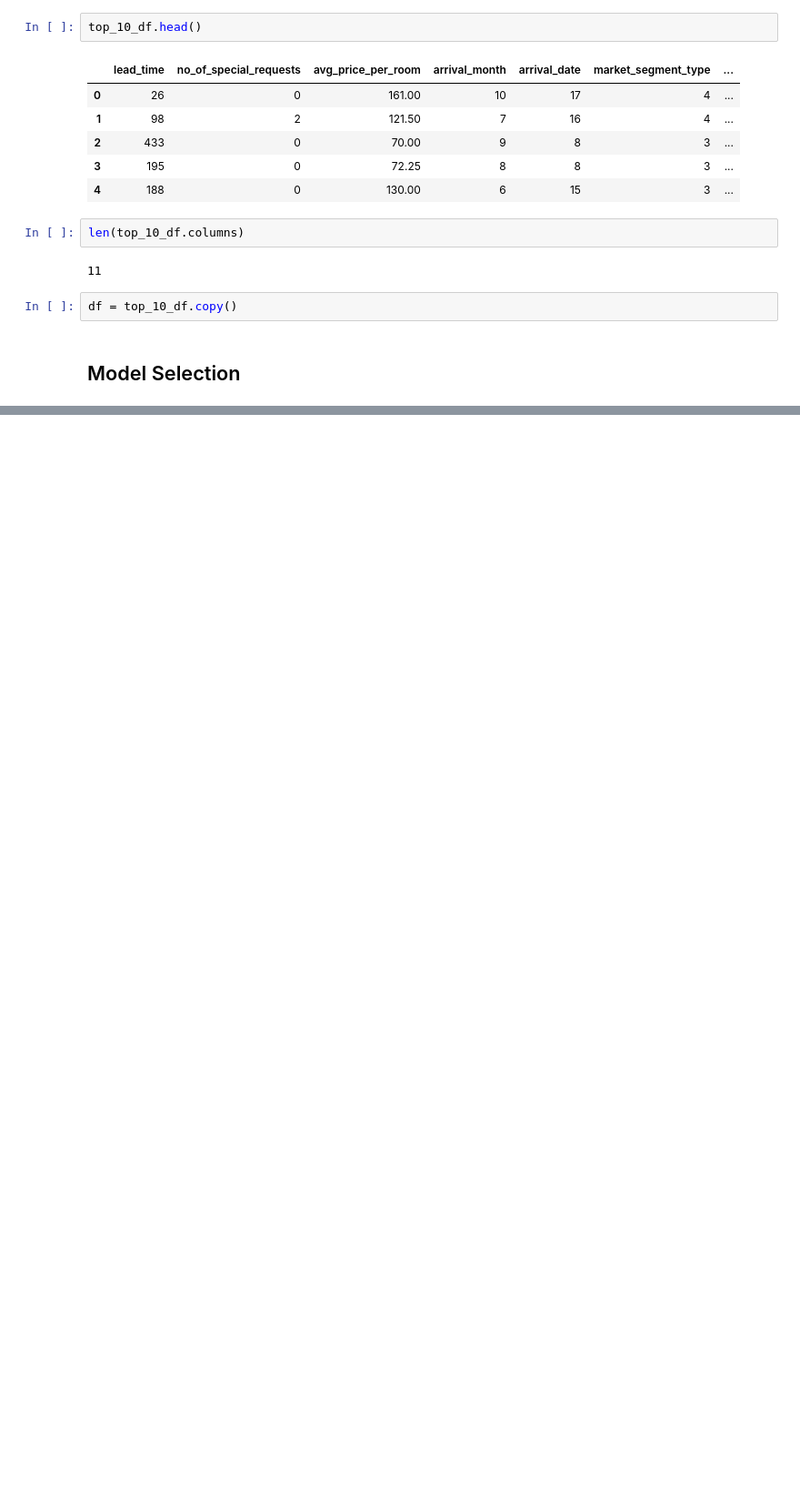
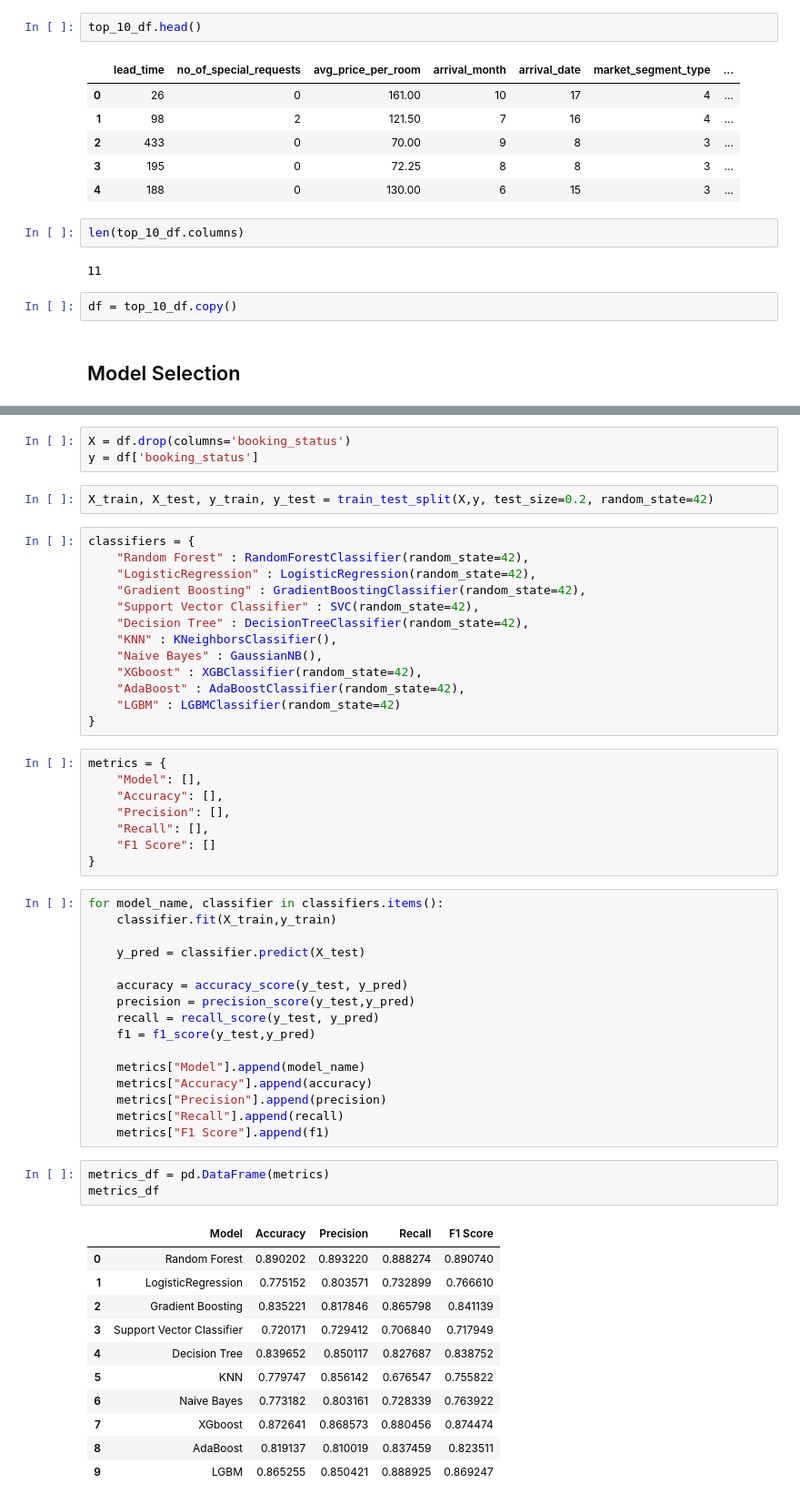
Before and after one commit to JV456/GuestGazer, a Jupyter notebook: notebook/notebook.ipynb, the cells around one changed output, grey strips where cells are left out. Shown at 91% size. Saved outputs shown, nothing was run; the diff lists cells and outputs as text; blank space fills up the shorter version.

Commit message:
Jupyter Notebook Testing - Model Training Done

```diff
--- a/notebook/notebook.ipynb
+++ b/notebook/notebook.ipynb
@@ -594,0 +627,57 @@ df = top_10_df.copy()
+# %%
+X = df.drop(columns='booking_status')
+y = df['booking_status']
+# %%
+X_train, X_test, y_train, y_test = train_test_split(X,y, test_size=0.2, random_state=42)
+# %%
+classifiers = {
+    "Random Forest" : RandomForestClassifier(random_state=42),
+    "LogisticRegression" : LogisticRegression(random_state=42),
+    "Gradient Boosting" : GradientBoostingClassifier(random_state=42),
+    "Support Vector Classifier" : SVC(random_state=42),
+    "Decision Tree" : DecisionTreeClassifier(random_state=42),
+    "KNN" : KNeighborsClassifier(),
+    "Naive Bayes" : GaussianNB(),
+    "XGboost" : XGBClassifier(random_state=42),
+    "AdaBoost" : AdaBoostClassifier(random_state=42),
+    "LGBM" : LGBMClassifier(random_state=42)
+}
+# %%
+metrics = {
+    "Model": [],
+    "Accuracy": [],
+    "Precision": [],
+    "Recall": [],
+    "F1 Score": []
+}
+# %%
+for model_name, classifier in classifiers.items():
+    classifier.fit(X_train,y_train)
+
+    y_pred = classifier.predict(X_test)
+
+    accuracy = accuracy_score(y_test, y_pred)
+    precision = precision_score(y_test,y_pred)
+    recall = recall_score(y_test, y_pred)
+    f1 = f1_score(y_test,y_pred)
+
+    metrics["Model"].append(model_name)
+    metrics["Accuracy"].append(accuracy)
+    metrics["Precision"].append(precision)
+    metrics["Recall"].append(recall)
+    metrics["F1 Score"].append(f1)
+# %%
+metrics_df = pd.DataFrame(metrics)
+metrics_df
+# %% [output]
+|  | Model | Accuracy | Precision | Recall | F1 Score |
+| 0 | Random Forest | 0.890202 | 0.893220 | 0.888274 | 0.890740 |
+| 1 | LogisticRegression | 0.775152 | 0.803571 | 0.732899 | 0.766610 |
+| 2 | Gradient Boosting | 0.835221 | 0.817846 | 0.865798 | 0.841139 |
+| 3 | Support Vector Classifier | 0.720171 | 0.729412 | 0.706840 | 0.717949 |
+| 4 | Decision Tree | 0.839652 | 0.850117 | 0.827687 | 0.838752 |
+| 5 | KNN | 0.779747 | 0.856142 | 0.676547 | 0.755822 |
+| 6 | Naive Bayes | 0.773182 | 0.803161 | 0.728339 | 0.763922 |
+| 7 | XGboost | 0.872641 | 0.868573 | 0.880456 | 0.874474 |
+| 8 | AdaBoost | 0.819137 | 0.810019 | 0.837459 | 0.823511 |
+| 9 | LGBM | 0.865255 | 0.850421 | 0.888925 | 0.869247 |
```
Also changed, not shown: parts of 27 cells of this notebook.
